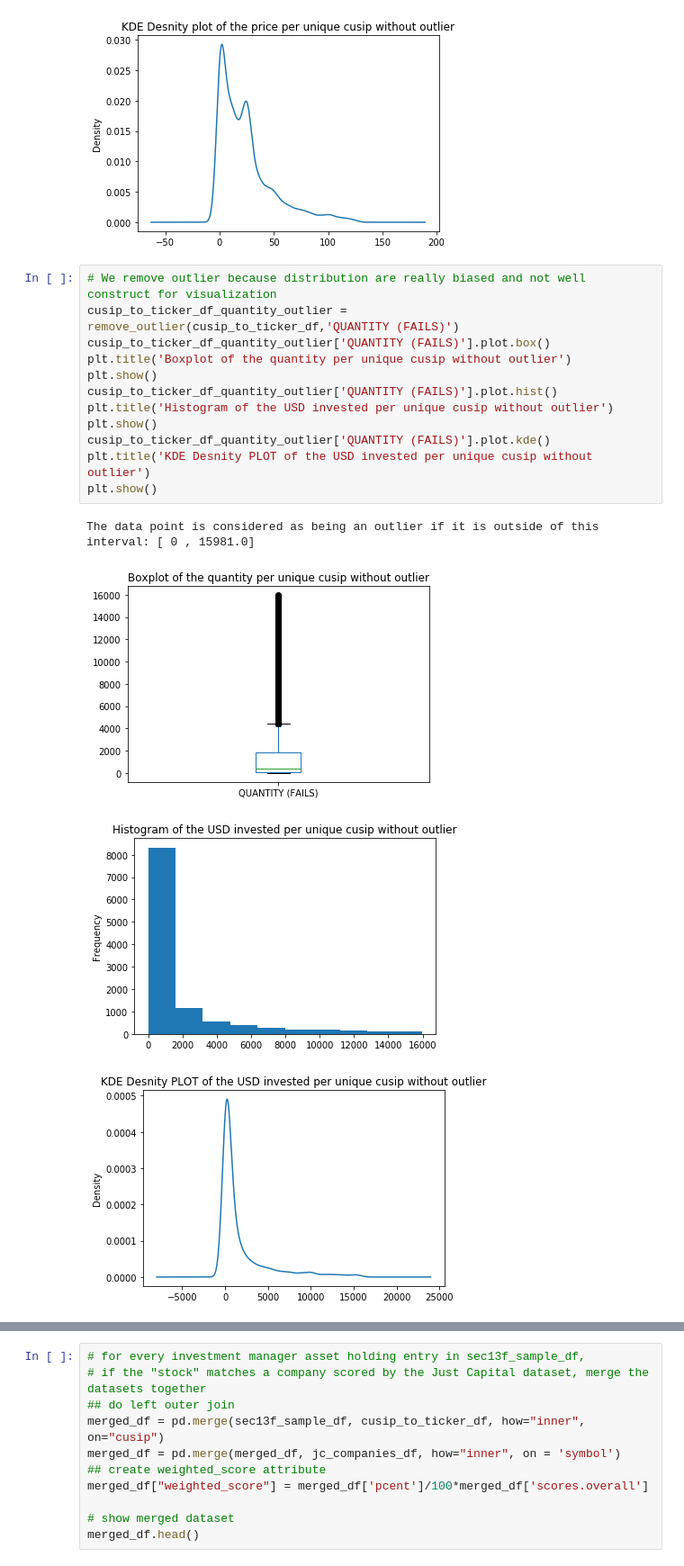
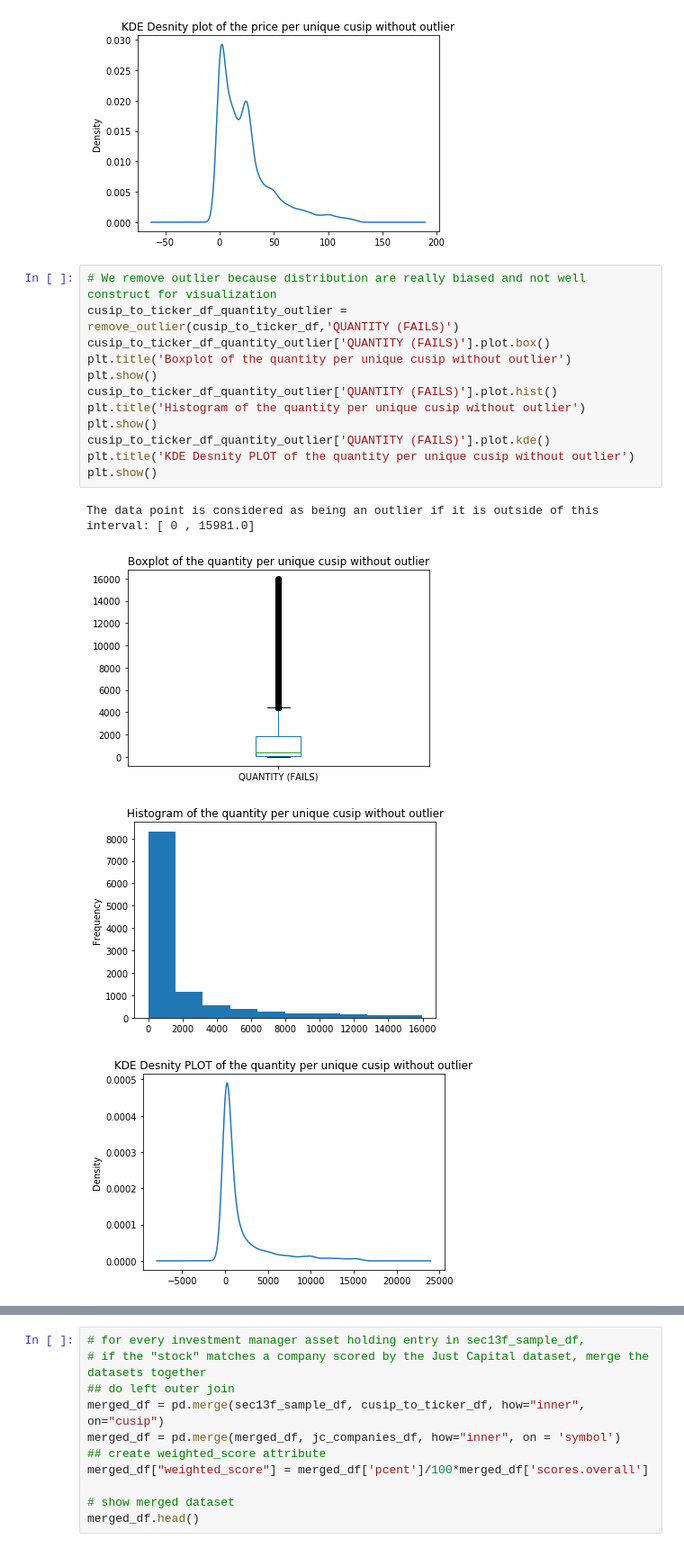
Before and after one commit to dcleres/investing_for_social_good, a Jupyter notebook: milestone_2_notebook.ipynb, the cells around one changed output, grey strips where cells are left out. Shown at 90% size. Cells and saved outputs as stored; diff of their text form.

```diff
--- a/milestone_2_notebook.ipynb
+++ b/milestone_2_notebook.ipynb
@@ -292,17 +292,17 @@ The data point is considered as being an outlier if it is outside of this interv
 # %%
 # We remove outlier because distribution are really biased and not well construct for visualization
 cusip_to_ticker_df_quantity_outlier = remove_outlier(cusip_to_ticker_df,'QUANTITY (FAILS)')
 cusip_to_ticker_df_quantity_outlier['QUANTITY (FAILS)'].plot.box()
 plt.title('Boxplot of the quantity per unique cusip without outlier')
 plt.show()
 cusip_to_ticker_df_quantity_outlier['QUANTITY (FAILS)'].plot.hist()
-plt.title('Histogram of the USD invested per unique cusip without outlier')
+plt.title('Histogram of the quantity per unique cusip without outlier')
 plt.show()
 cusip_to_ticker_df_quantity_outlier['QUANTITY (FAILS)'].plot.kde()
-plt.title('KDE Desnity PLOT of the USD invested per unique cusip without outlier')
+plt.title('KDE Desnity PLOT of the quantity per unique cusip without outlier')
 plt.show()
 # %% [output]
 The data point is considered as being an outlier if it is outside of this interval: [ 0 , 15981.0]
 [figure]
-[figure, old version]
+[figure, new version]
-[figure, old version]
+[figure, new version]
```
Also changed, not shown: parts of 2 cells of this notebook.
